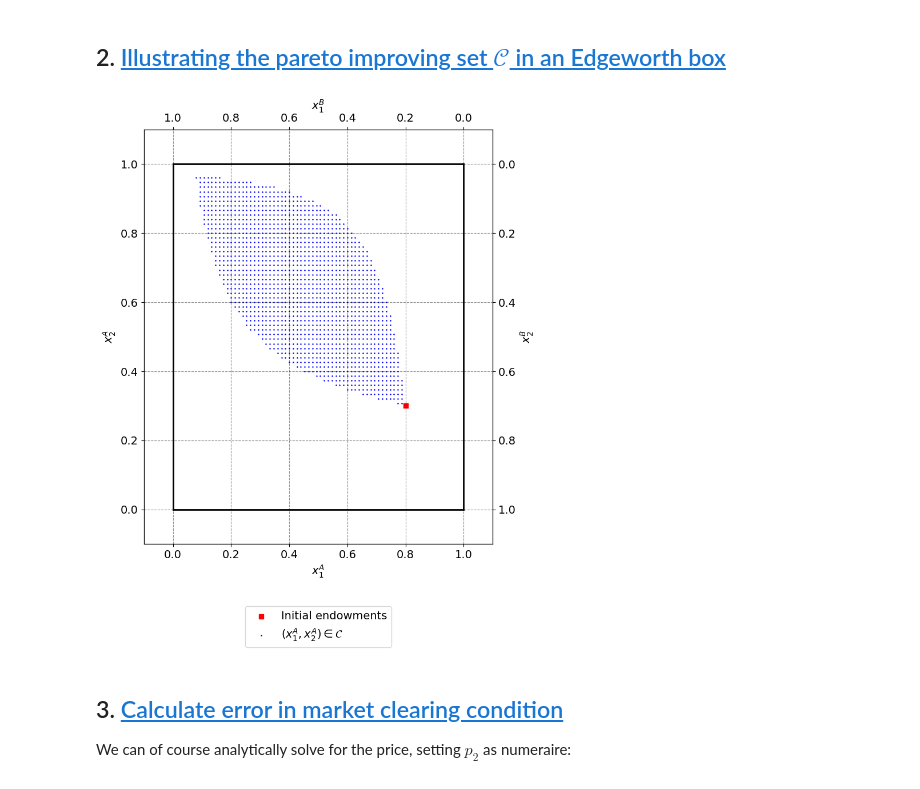
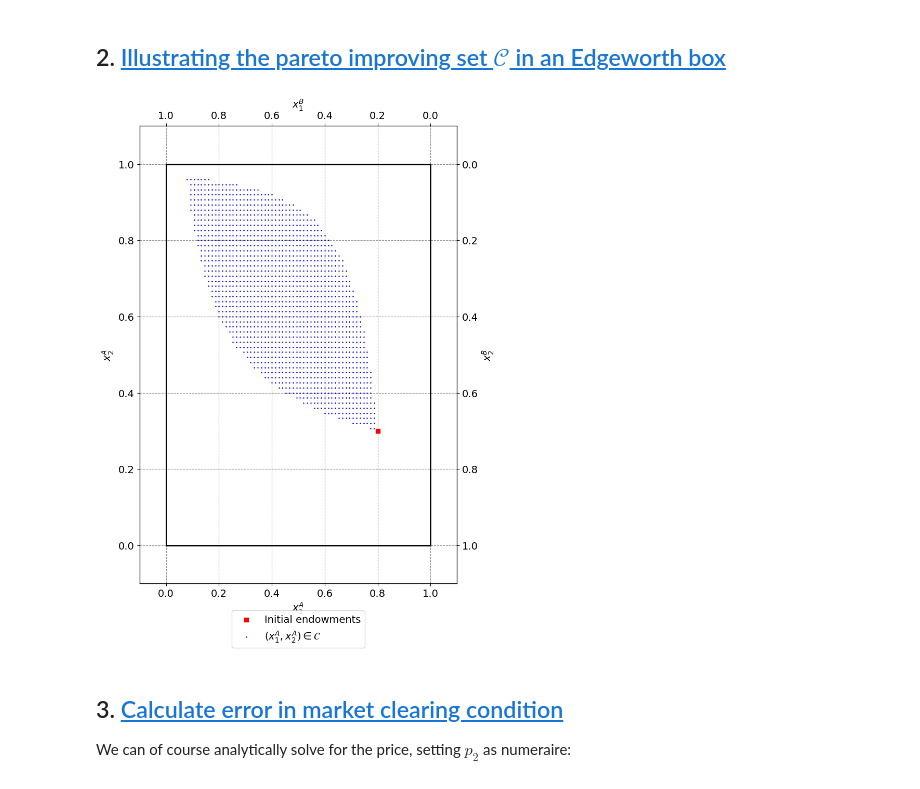
Before and after one commit to NumEconCopenhagen/projects-2024-jbh, a Jupyter notebook: inauguralproject/inauguralproject.ipynb, the cells around one changed output. Drawn from its saved outputs; the diff is of its cells as text; code cells hidden in the pictures.

Commit message:
bbox + walras law

```diff
--- a/inauguralproject/inauguralproject.ipynb
+++ b/inauguralproject/inauguralproject.ipynb
@@ -73,7 +73,7 @@ w1bar = 1.0
 w2bar = 1.0
 
 # b. figure set up
-fig_A,ax_A = plt.subplots(figsize=(8,10),tight_layout=True)
+fig_A,ax_A = plt.subplots(figsize=(8,11),tight_layout=True)
 
 ax_A.set_xlabel("$x_1^A$")
 ax_A.set_ylabel("$x_2^A$")
@@ -86,43 +86,43 @@ ax_B.invert_xaxis()
 ax_B.invert_yaxis()
 
 # A
-ax_A.scatter(model.w1A,model.w2A,marker='s',color='r',label='Initial endowments')
+ax_A.scatter(model.par.w1A,model.par.w2A,marker='s',color='r',label='Initial endowments')
 
 # Initial endowments
-omega_a1 = model.w1A
-omega_a2 = model.w2A
-omega_b1 = 1-model.w1A
-omega_b2 = 1-model.w2A
+omega_a1 = model.par.w1A
+omega_a2 = model.par.w2A
+omega_b1 = 1-model.par.w1A
+omega_b2 = 1-model.par.w2A
 
 # Generate point grids
 N = 75
 x_a1 = np.linspace(0,1,N+1)
 x_a2 = np.linspace(0,1,N+1)
 
 # Define the set C
 C = [
     (xA1, xA2) for xA1 in x_a1 for xA2 in x_a2
     if model.utility_A(xA1, xA2) >= model.utility_A(omega_a1, omega_a2)
     and model.utility_B(1 - xA1, 1 - xA2) >= model.utility_B(omega_b1, omega_b2)
 ]
 
 # Plot C
 ax_A.scatter([point[0] for point in C], [point[1] for point in C], marker='o', color='b', label=r'$(x_1^A, x_2^A) \in \mathcal{C}$', s=0.7)
 
 # limits
 ax_A.plot([0,w1bar],[0,0],lw=2,color='black')
 ax_A.plot([0,w1bar],[w2bar,w2bar],lw=2,color='black')
 ax_A.plot([0,0],[0,w2bar],lw=2,color='black')
 ax_A.plot([w1bar,w1bar],[0,w2bar],lw=2,color='black')
 
 ax_A.set_xlim([-0.1, w1bar + 0.1])
 ax_A.set_ylim([-0.1, w2bar + 0.1])
 ax_B.set_xlim([w1bar + 0.1, -0.1])
 ax_B.set_ylim([w2bar + 0.1, -0.1])
 
-legend = ax_A.legend(loc='center',bbox_to_anchor=(.5,-.2))
+legend = ax_A.legend(loc='center',bbox_to_anchor=(.5,-.1))
 # %% [output]
-[figure, old version]
+[figure, new version]
 # %% [markdown]
 ## 3. <a id='toc3_'></a>[Calculate error in market clearing condition](#toc0_)
 
```
Also changed, not shown: parts of 11 cells of this notebook, 1 other file.
